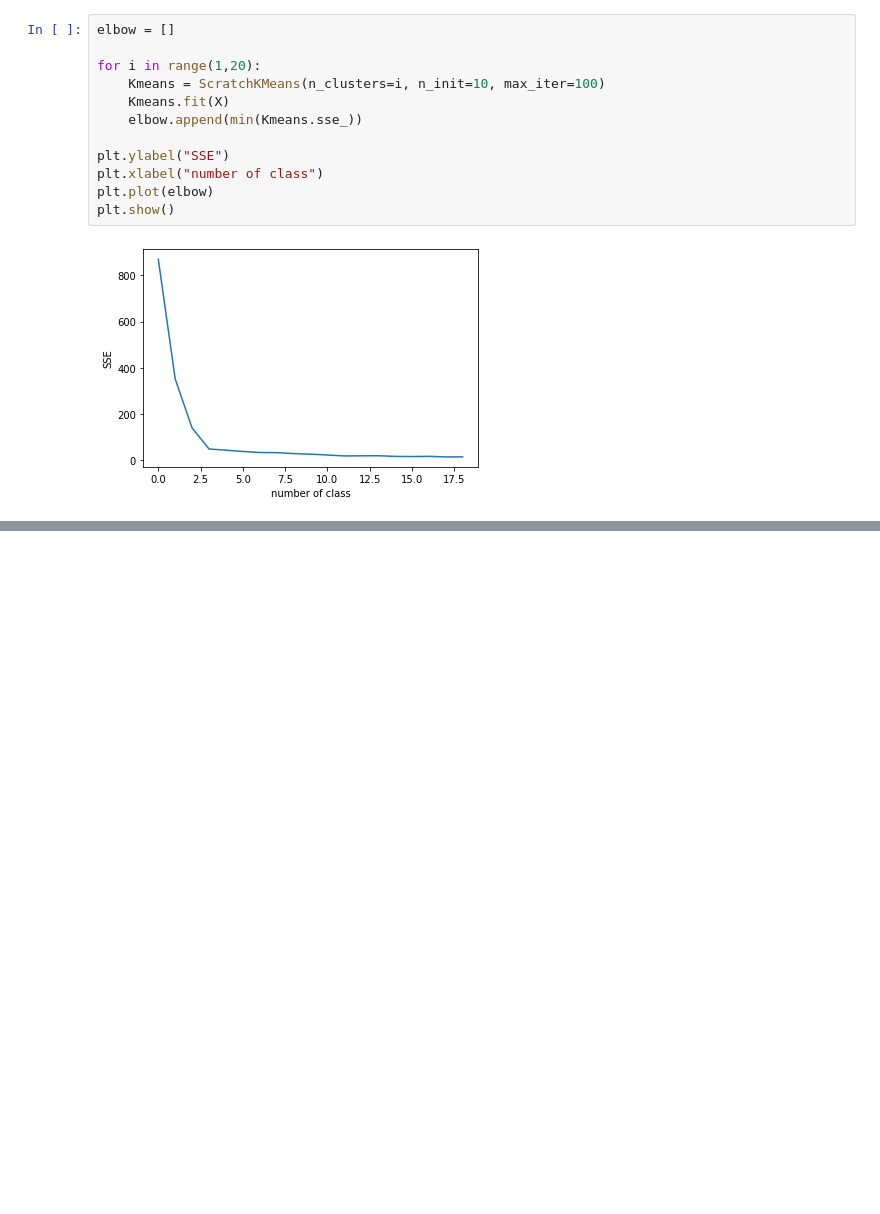
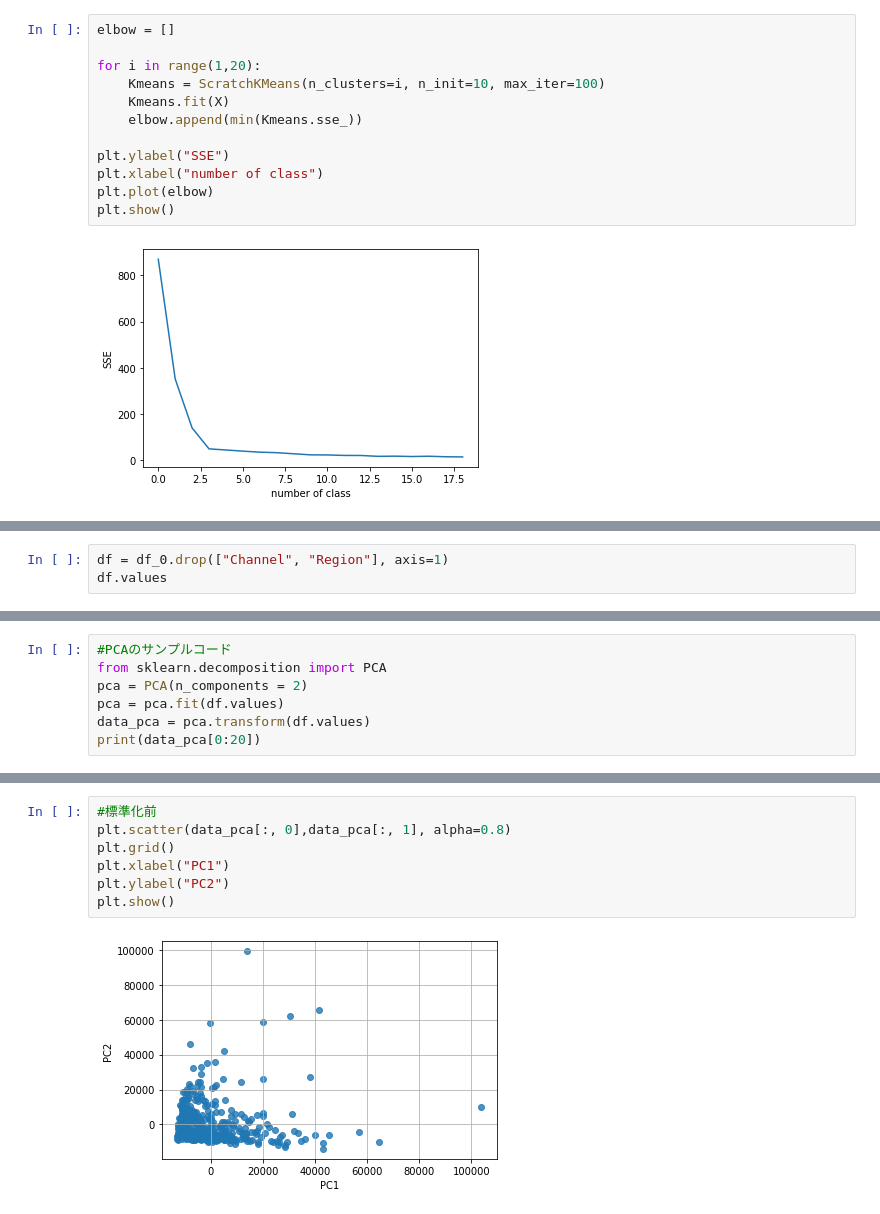
Before and after one commit to syuonez/diveintocode-ml, a Jupyter notebook: ML2001_sprint/sprint6.ipynb, the cells around one changed output, grey strips where cells are left out. Drawn from its saved outputs; the diff is of its cells as text; blank space fills up the shorter version.

```diff
--- a/ML2001_sprint/sprint6.ipynb
+++ b/ML2001_sprint/sprint6.ipynb
@@ -486,0 +544,3 @@ plt.show()
+# %%
+df = df_0.drop(["Channel", "Region"], axis=1)
+df.values
@@ -486,0 +566,7 @@ plt.show()
+# %%
+#PCAのサンプルコード
+from sklearn.decomposition import PCA
+pca = PCA(n_components = 2)
+pca = pca.fit(df.values)
+data_pca = pca.transform(df.values)
+print(data_pca[0:20])
@@ -486,0 +621,9 @@ plt.show()
+# %%
+#標準化前
+plt.scatter(data_pca[:, 0],data_pca[:, 1], alpha=0.8)
+plt.grid()
+plt.xlabel("PC1")
+plt.ylabel("PC2")
+plt.show()
+# %% [output]
+[figure, added]
```
Also changed, not shown: parts of 46 cells of this notebook.
